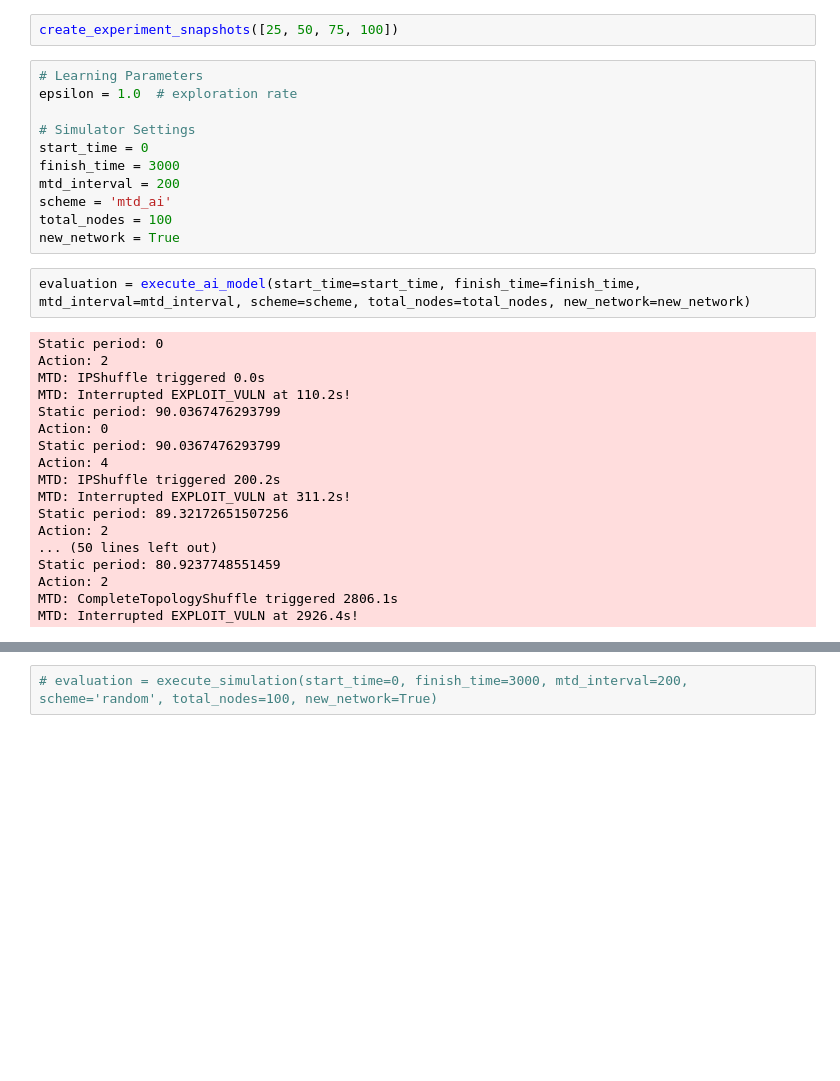
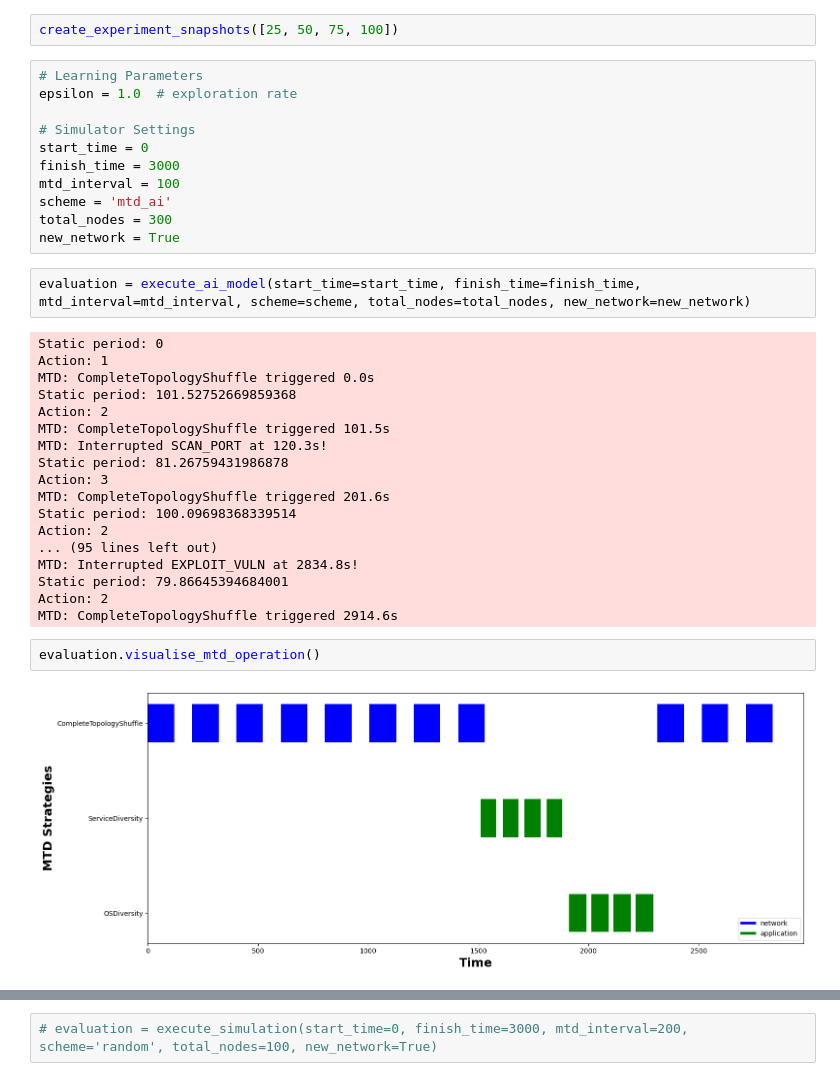
Before and after one commit to MoeBuTa/MTDSim, a Jupyter notebook: experiments/mtd_ai_operation.ipynb, the cells around one changed output, grey strips where cells are left out. Saved outputs shown, nothing was run; the diff lists cells and outputs as text; blank space fills up the shorter version.

Commit message:
Added visualizations of security metrics

```diff
--- a/experiments/mtd_ai_operation.ipynb
+++ b/experiments/mtd_ai_operation.ipynb
@@ -32,27 +32,31 @@ epsilon = 1.0  # exploration rate
 # Simulator Settings
 start_time = 0
 finish_time = 3000
-mtd_interval = 200
+mtd_interval = 100
 scheme = 'mtd_ai'
-total_nodes = 100
+total_nodes = 300
 new_network = True
 # %%
 evaluation = execute_ai_model(start_time=start_time, finish_time=finish_time, mtd_interval=mtd_interval, scheme=scheme, total_nodes=total_nodes, new_network=new_network)
 # %% [output]
 Static period: 0
+Action: 1
+MTD: CompleteTopologyShuffle triggered 0.0s
+Static period: 101.52752669859368
 Action: 2
-MTD: IPShuffle triggered 0.0s
-MTD: Interrupted EXPLOIT_VULN at 110.2s!
-Static period: 90.0367476293799
-Action: 0
-Static period: 90.0367476293799
-Action: 4
-MTD: IPShuffle triggered 200.2s
-MTD: Interrupted EXPLOIT_VULN at 311.2s!
-Static period: 89.32172651507256
+MTD: CompleteTopologyShuffle triggered 101.5s
+MTD: Interrupted SCAN_PORT at 120.3s!
+Static period: 81.26759431986878
+Action: 3
+MTD: CompleteTopologyShuffle triggered 201.6s
+Static period: 100.09698368339514
 Action: 2
-... (50 lines left out)
-Static period: 80.9237748551459
+... (95 lines left out)
+MTD: Interrupted EXPLOIT_VULN at 2834.8s!
+Static period: 79.86645394684001
 Action: 2
-MTD: CompleteTopologyShuffle triggered 2806.1s
-MTD: Interrupted EXPLOIT_VULN at 2926.4s!
+MTD: CompleteTopologyShuffle triggered 2914.6s
+# %%
+evaluation.visualise_mtd_operation()
+# %% [output]
+[figure, added]
```
Also changed, not shown: parts of 4 cells of this notebook, 18 other files.
